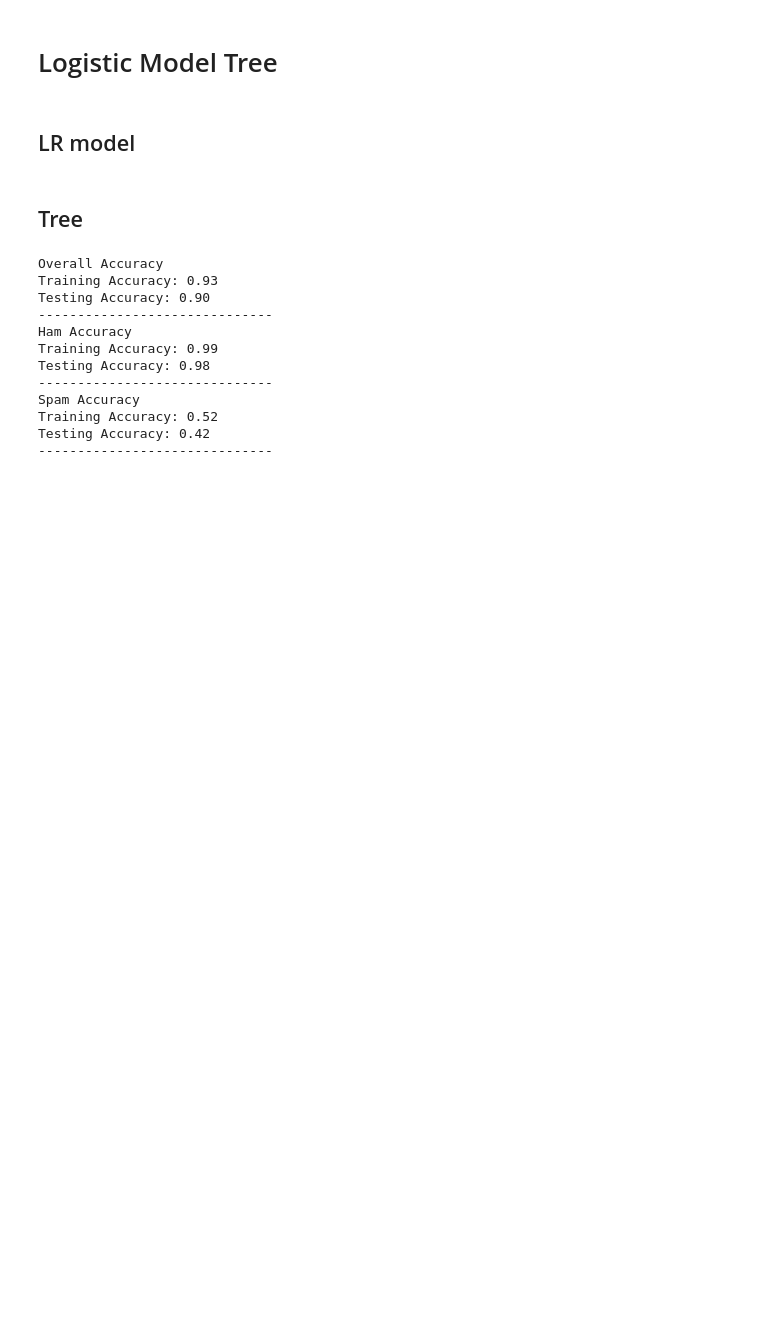
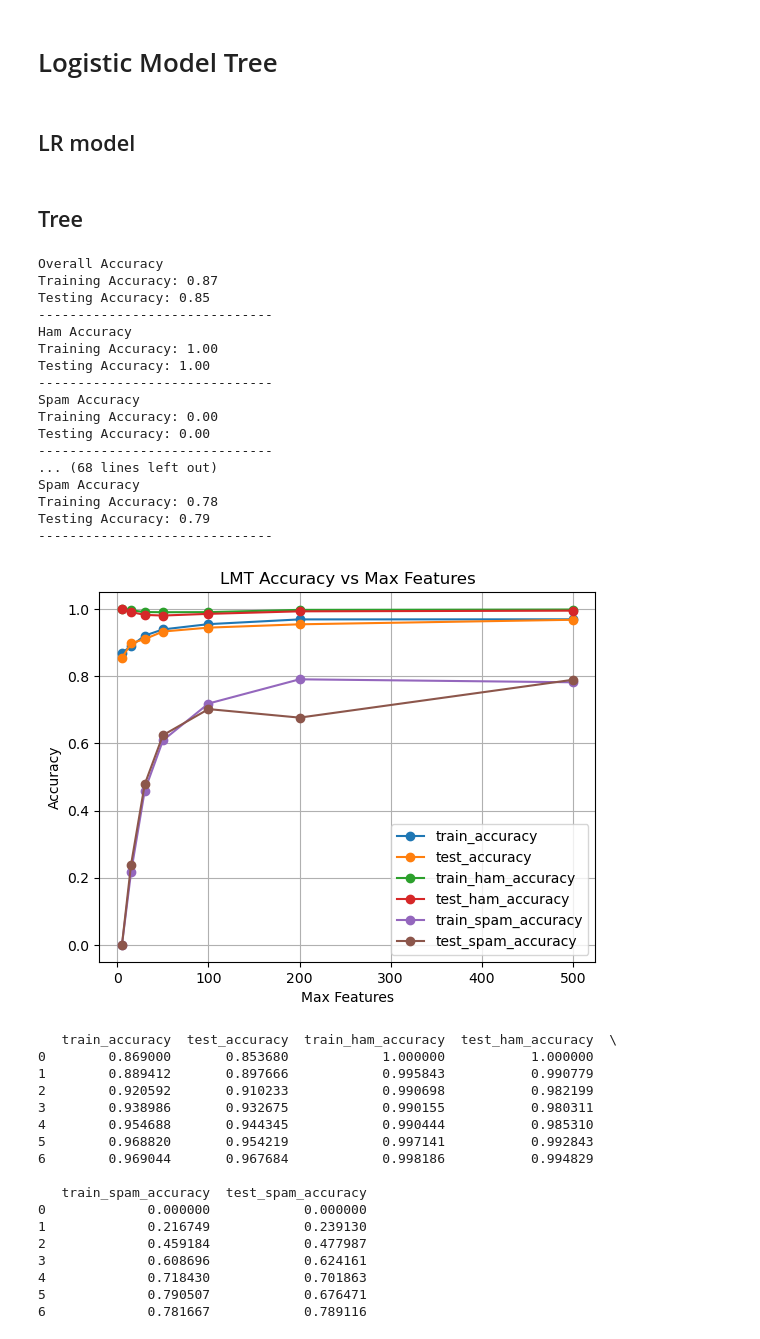
Before and after one commit to mintentha/spamDetection, a Jupyter notebook: spamDetection.ipynb, the cells around one changed output. Drawn from its saved outputs; the diff is of its cells as text; code cells hidden in the pictures; blank space fills up the shorter version.

```diff
--- a/spamDetection.ipynb
+++ b/spamDetection.ipynb
@@ -333,7 +385,7 @@ def lmt_predict(tree, X):
 def lmt_accuracy(predictions, y):
     return sum(predictions == y) / len(y)  if len(y) > 0 else 0
 
-def lmt_test():
+def lmt_test(fold=10, max_features=10):
     df = split(pd.read_csv('data/spam.csv', encoding = 'ISO-8859-1'))
     label_mapping = {'ham': 0, 'spam': 1}
     df['class'] = df['class'].map(label_mapping)
@@ -343,7 +395,7 @@ def lmt_test():
     train_df['body'] = train_df['body'].apply(lambda x: ' '.join(x))
     test_df['body'] = test_df['body'].apply(lambda x: ' '.join(x))
 
-    vectorizer = TfidfVectorizer(stop_words='english', max_features=30, ngram_range=(1, 2))
+    vectorizer = TfidfVectorizer(stop_words='english', max_features=max_features, ngram_range=(1, 2))
 
     X_train = vectorizer.fit_transform(train_df['body']).toarray()
     X_test = vectorizer.transform(test_df['body']).toarray()
@@ -397,18 +449,69 @@ def lmt_test():
     print(f'Training Accuracy: {train_spam_accuracy:.2f}')
     print(f'Testing Accuracy: {test_spam_accuracy:.2f}')
     print('------------------------------')
+    return train_accuracy, test_accuracy, train_ham_accuracy, test_ham_accuracy, train_spam_accuracy, test_spam_accuracy
 # %%
-lmt_test()
+list_max_features = [5, 15, 30, 50, 100, 200, 500]
+results = {'train_accuracy': [], 'test_accuracy': [],
+           'train_ham_accuracy': [], 'test_ham_accuracy': [],
+           'train_spam_accuracy': [], 'test_spam_accuracy': []}
+
+for max_features in list_max_features:
+   train_acc, test_acc, train_ham_acc, test_ham_acc, train_spam_acc, test_spam_acc = lmt_test(max_features=max_features)
+   results['train_accuracy'].append(train_acc)
+   results['test_accuracy'].append(test_acc)
+   results['train_ham_accuracy'].append(train_ham_acc)
+   results['test_ham_accuracy'].append(test_ham_acc)
+   results['train_spam_accuracy'].append(train_spam_acc)
+   results['test_spam_accuracy'].append(test_spam_acc)
+
+for key in ['train_accuracy', 'test_accuracy', 'train_ham_accuracy', 'test_ham_accuracy', 'train_spam_accuracy', 'test_spam_accuracy']:
+   plt.plot(list_max_features, results[key], marker='o', label=key)
+
+plt.title('LMT Accuracy vs Max Features')
+plt.xlabel('Max Features')
+plt.ylabel('Accuracy')
+plt.legend()
+plt.grid(True)
+plt.show()
+
+df_accuracies = pd.DataFrame(results)
+print(df_accuracies)
+
+df_accuracies.to_csv('lmt_accuracies_by_features.csv', index=False)
 # %% [output]
 Overall Accuracy
-Training Accuracy: 0.93
-Testing Accuracy: 0.90
+Training Accuracy: 0.87
+Testing Accuracy: 0.85
 ------------------------------
 Ham Accuracy
-Training Accuracy: 0.99
-Testing Accuracy: 0.98
+Training Accuracy: 1.00
+Testing Accuracy: 1.00
 ------------------------------
 Spam Accuracy
-Training Accuracy: 0.52
-Testing Accuracy: 0.42
+Training Accuracy: 0.00
+Testing Accuracy: 0.00
 ------------------------------
+... (68 lines left out)
+Spam Accuracy
+Training Accuracy: 0.78
+Testing Accuracy: 0.79
+------------------------------
+[figure, added]
+   train_accuracy  test_accuracy  train_ham_accuracy  test_ham_accuracy  \
+0        0.869000       0.853680            1.000000           1.000000
+1        0.889412       0.897666            0.995843           0.990779
+2        0.920592       0.910233            0.990698           0.982199
+3        0.938986       0.932675            0.990155           0.980311
+4        0.954688       0.944345            0.990444           0.985310
+5        0.968820       0.954219            0.997141           0.992843
+6        0.969044       0.967684            0.998186           0.994829
+
+   train_spam_accuracy  test_spam_accuracy
+0             0.000000            0.000000
+1             0.216749            0.239130
+2             0.459184            0.477987
+3             0.608696            0.624161
+4             0.718430            0.701863
+5             0.790507            0.676471
+6             0.781667            0.789116
```
Also changed, not shown: parts of 3 cells of this notebook, 2 other files.
